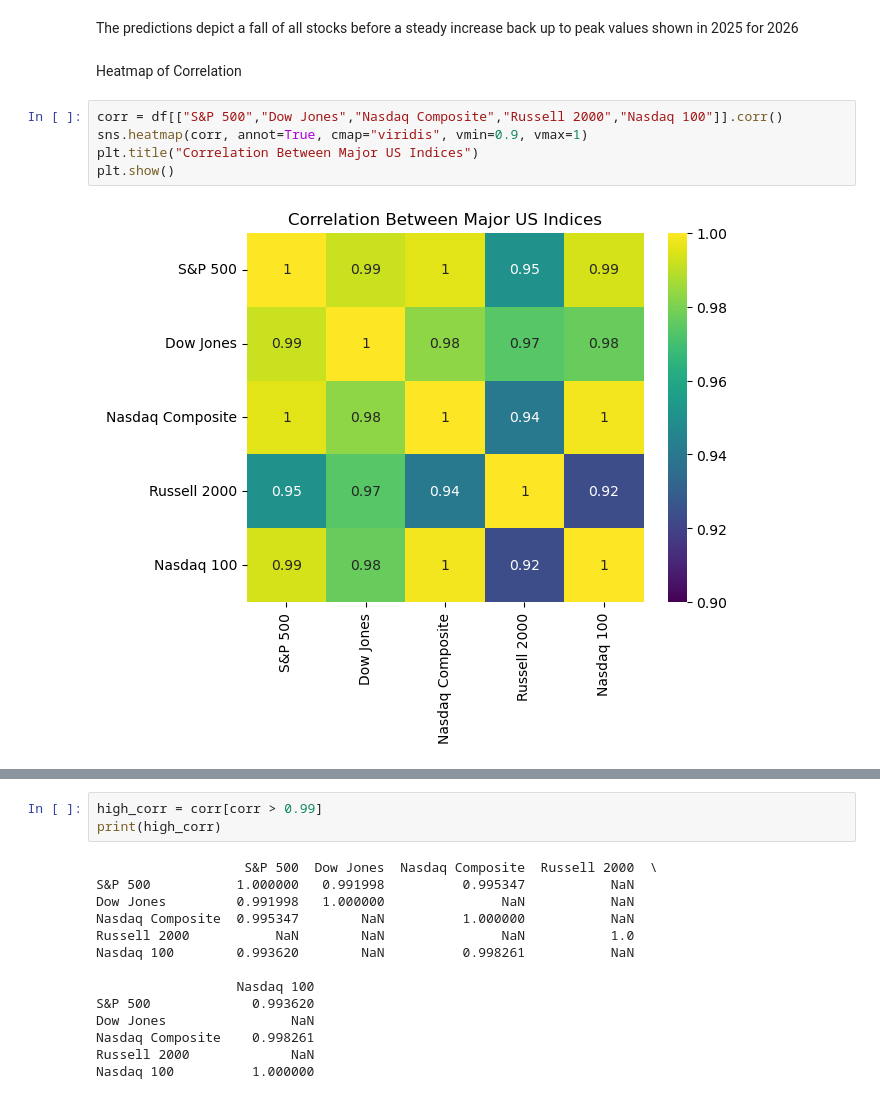
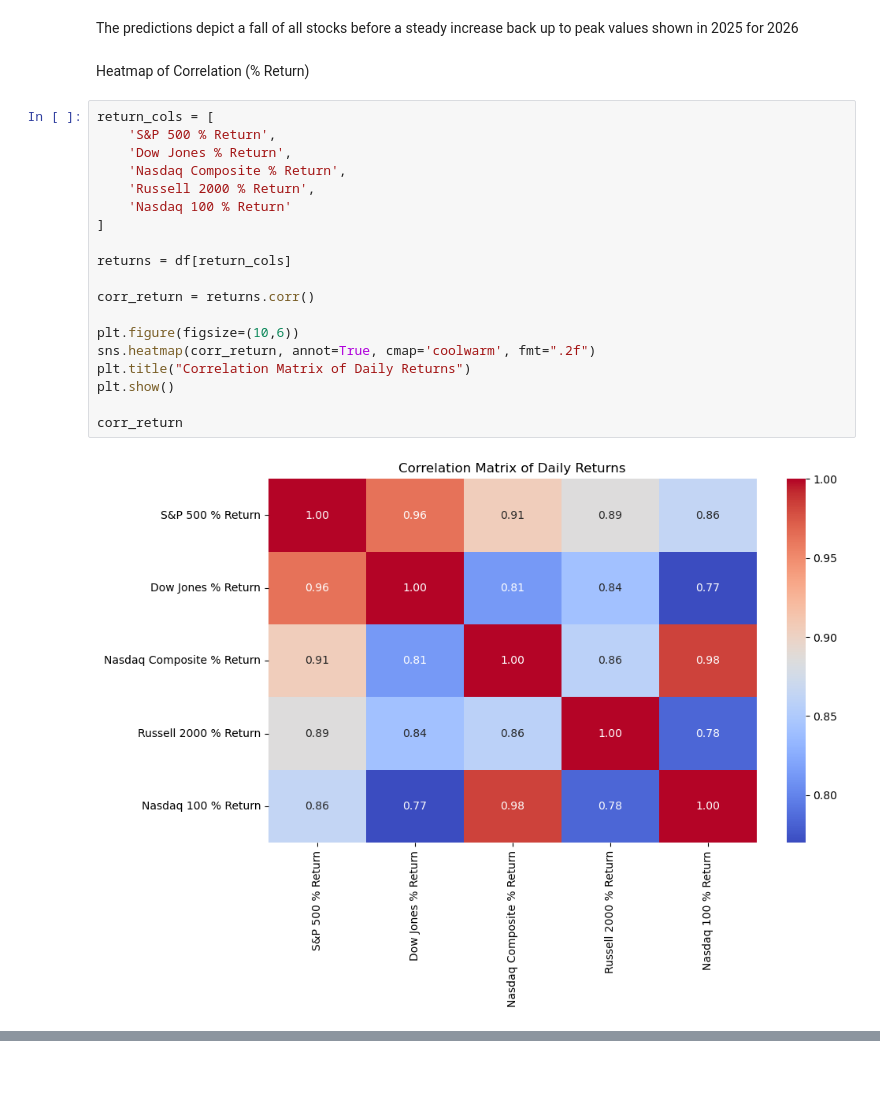
Before and after one commit to ewlemon/Stock-Project, a Jupyter notebook: Jupyter Project 1.ipynb, the cells around one changed output, grey strips where cells are left out. Cells and saved outputs as stored; diff of their text form; blank space fills up the shorter version.

```diff
--- a/Jupyter Project 1.ipynb
+++ b/Jupyter Project 1.ipynb
@@ -311,11 +311,25 @@ for col in columns:
 # %% [markdown]
 The predictions depict a fall of all stocks before a steady increase back up to peak values shown in 2025 for 2026
 # %% [markdown]
-Heatmap of Correlation
+Heatmap of Correlation (% Return)
 # %%
-corr = df[["S&P 500","Dow Jones","Nasdaq Composite","Russell 2000","Nasdaq 100"]].corr()
-sns.heatmap(corr, annot=True, cmap="viridis", vmin=0.9, vmax=1)
-plt.title("Correlation Between Major US Indices")
+return_cols = [
+    'S&P 500 % Return',
+    'Dow Jones % Return',
+    'Nasdaq Composite % Return',
+    'Russell 2000 % Return',
+    'Nasdaq 100 % Return'
+]
+
+returns = df[return_cols]
+
+corr_return = returns.corr()
+
+plt.figure(figsize=(10,6))
+sns.heatmap(corr_return, annot=True, cmap='coolwarm', fmt=".2f")
+plt.title("Correlation Matrix of Daily Returns")
 plt.show()
+
+corr_return
 # %% [output]
-[figure, old version]
+[figure, new version]
@@ -322,18 +342 @@ plt.show()
-# %%
-high_corr = corr[corr > 0.99]
-print(high_corr)
-# %% [output]
-                   S&P 500  Dow Jones  Nasdaq Composite  Russell 2000  \
-S&P 500           1.000000   0.991998          0.995347           NaN
-Dow Jones         0.991998   1.000000               NaN           NaN
-Nasdaq Composite  0.995347        NaN          1.000000           NaN
-Russell 2000           NaN        NaN               NaN           1.0
-Nasdaq 100        0.993620        NaN          0.998261           NaN
-
-                  Nasdaq 100
-S&P 500             0.993620
-Dow Jones                NaN
-Nasdaq Composite    0.998261
-Russell 2000             NaN
-Nasdaq 100          1.000000
 # %% [markdown]
```
Also changed, not shown: parts of 23 cells of this notebook.
